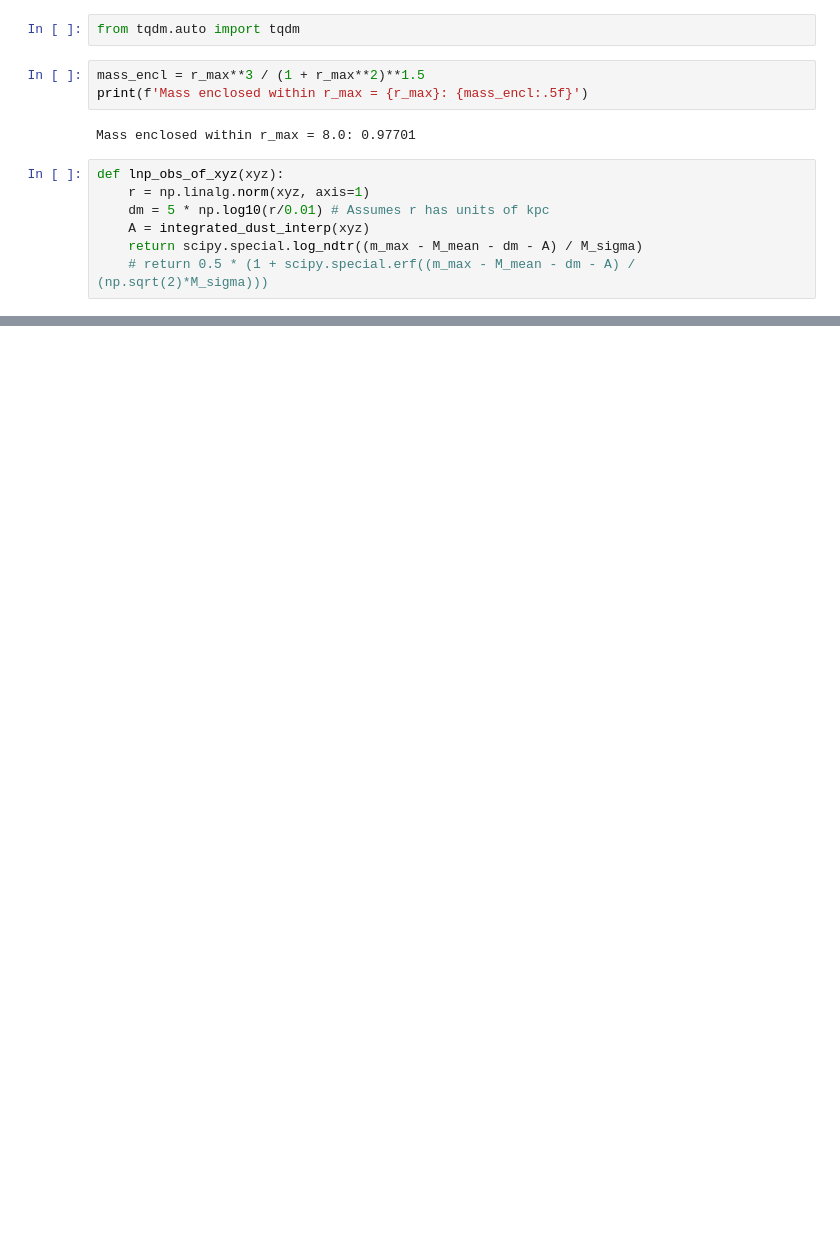
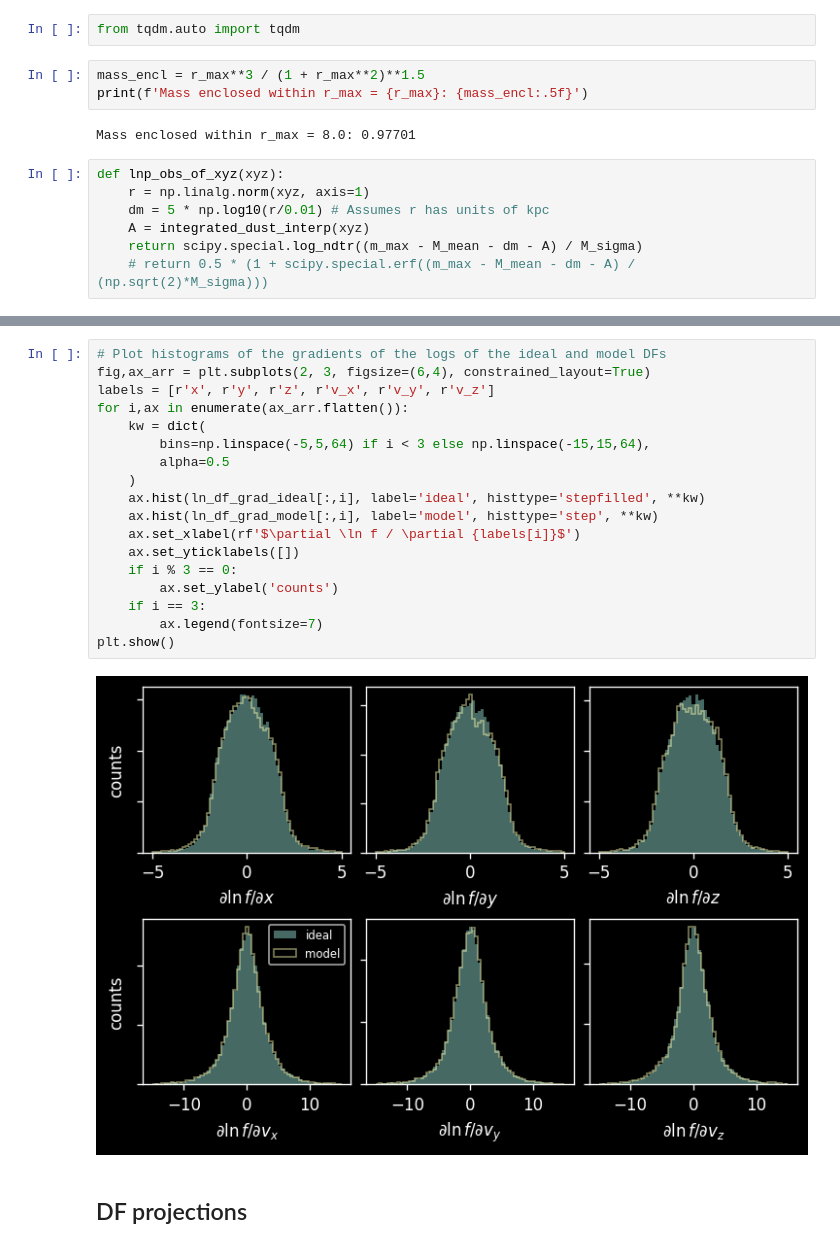
Before and after one commit to gregreen/deep-potential, a Jupyter notebook: scripts/plummer/plummer_sphere_selfn.ipynb, the cells around one changed output, grey strips where cells are left out. Saved outputs shown, nothing was run; the diff lists cells and outputs as text; blank space fills up the shorter version.

```diff
--- a/scripts/plummer/plummer_sphere_selfn.ipynb
+++ b/scripts/plummer/plummer_sphere_selfn.ipynb
@@ -1201,0 +1340,22 @@ array([[ 0.88797769,  0.88858926,  0.88897048,  0.88919491,  0.88897991,
+# %%
+# Plot histograms of the gradients of the logs of the ideal and model DFs
+fig,ax_arr = plt.subplots(2, 3, figsize=(6,4), constrained_layout=True)
+labels = [r'x', r'y', r'z', r'v_x', r'v_y', r'v_z']
+for i,ax in enumerate(ax_arr.flatten()):
+    kw = dict(
+        bins=np.linspace(-5,5,64) if i < 3 else np.linspace(-15,15,64),
+        alpha=0.5
+    )
+    ax.hist(ln_df_grad_ideal[:,i], label='ideal', histtype='stepfilled', **kw)
+    ax.hist(ln_df_grad_model[:,i], label='model', histtype='step', **kw)
+    ax.set_xlabel(rf'$\partial \ln f / \partial {labels[i]}$')
+    ax.set_yticklabels([])
+    if i % 3 == 0:
+        ax.set_ylabel('counts')
+    if i == 3:
+        ax.legend(fontsize=7)
+plt.show()
+# %% [output]
+[figure, added]
+# %% [markdown]
+## DF projections
```
Also changed, not shown: parts of 38 cells of this notebook, 1 other file.
